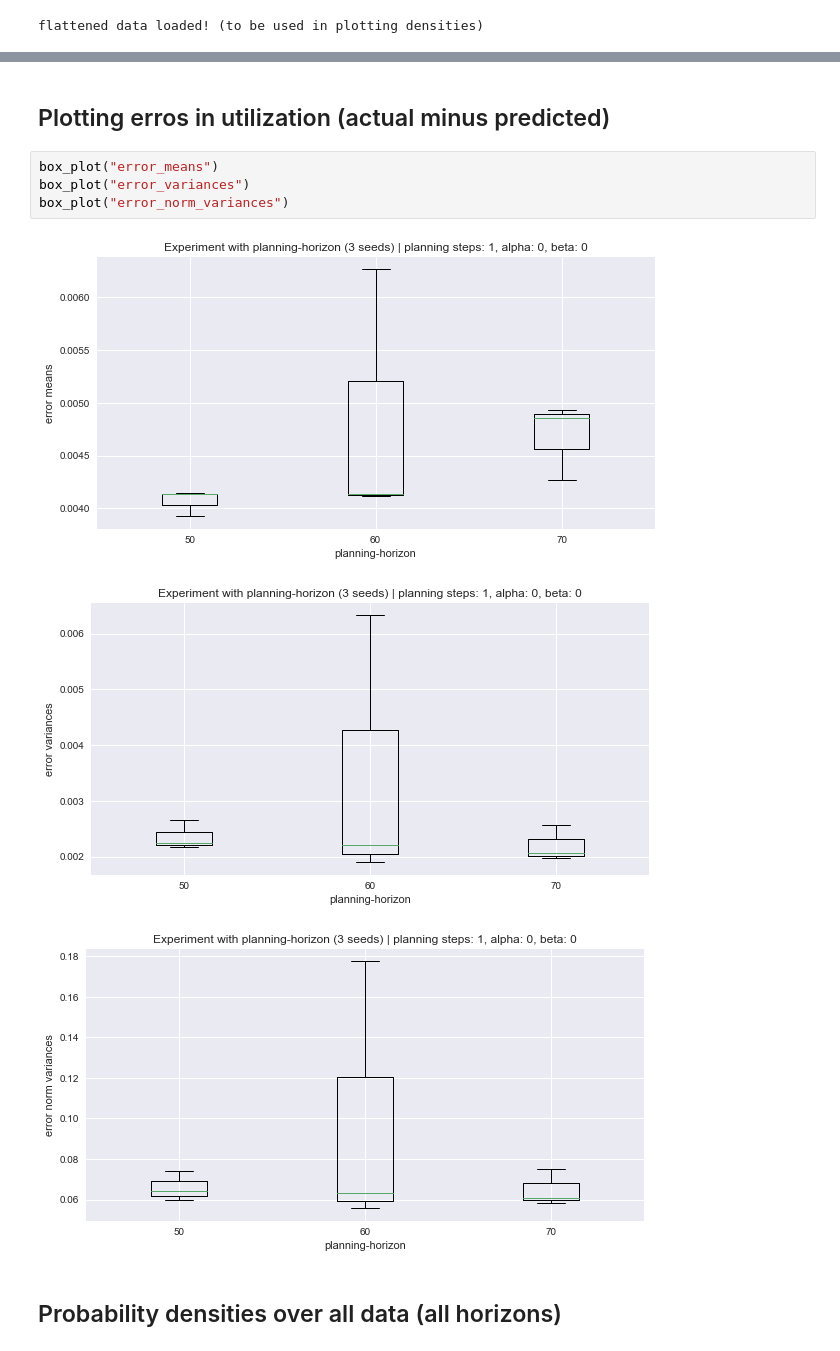
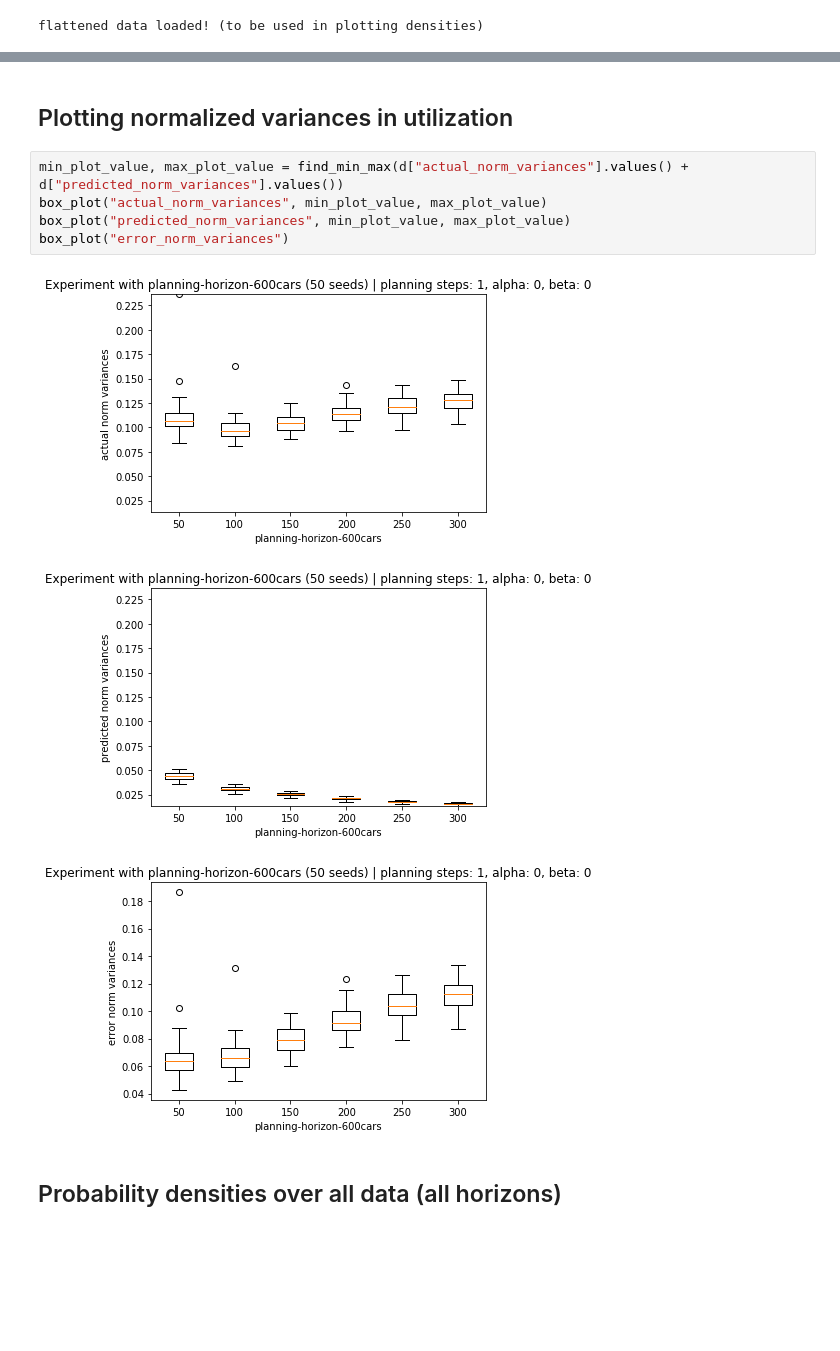
Before and after one commit to iliasger/TRAPP, a Jupyter notebook: Planning horizon experiments.ipynb, the cells around one changed output, grey strips where cells are left out. Saved outputs shown, nothing was run; the diff lists cells and outputs as text; blank space fills up the shorter version.

```diff
--- a/Planning horizon experiments.ipynb
+++ b/Planning horizon experiments.ipynb
@@ -181,13 +198,14 @@ box_plot("predicted_norm_variances")
 # %% [markdown]
-## Plotting erros in utilization (actual minus predicted)
+## Plotting normalized variances in utilization
-# %%
-box_plot("error_means")
-box_plot("error_variances")
-box_plot("error_norm_variances")
-# %% [output]
-[figure, removed]
-[figure, removed]
-[figure, removed]
+# %%
+min_plot_value, max_plot_value = find_min_max(d["actual_norm_variances"].values() + d["predicted_norm_variances"].values())
+box_plot("actual_norm_variances", min_plot_value, max_plot_value)
+box_plot("predicted_norm_variances", min_plot_value, max_plot_value)
+box_plot("error_norm_variances")
+# %% [output]
+[figure, added]
+[figure, added]
+[figure, added]
 # %% [markdown]
 ## Probability densities over all data (all horizons)
 # %%
```
Also changed, not shown: parts of 21 cells of this notebook.
